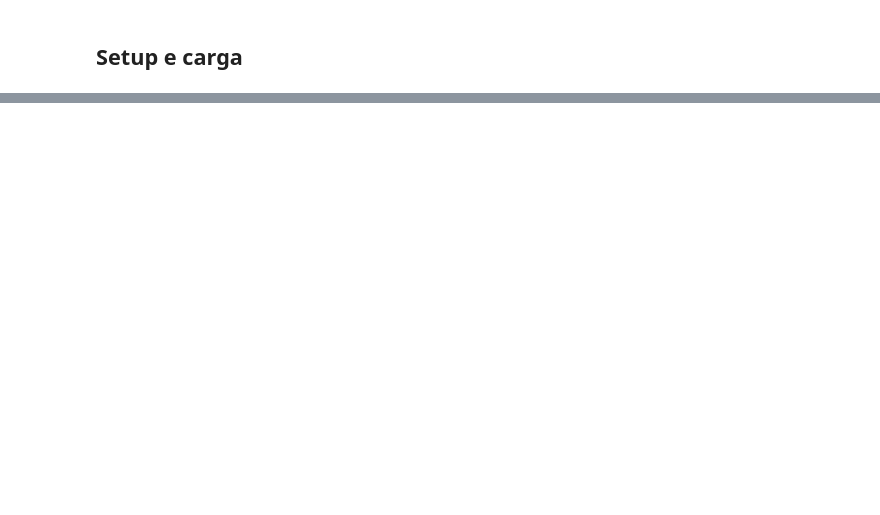
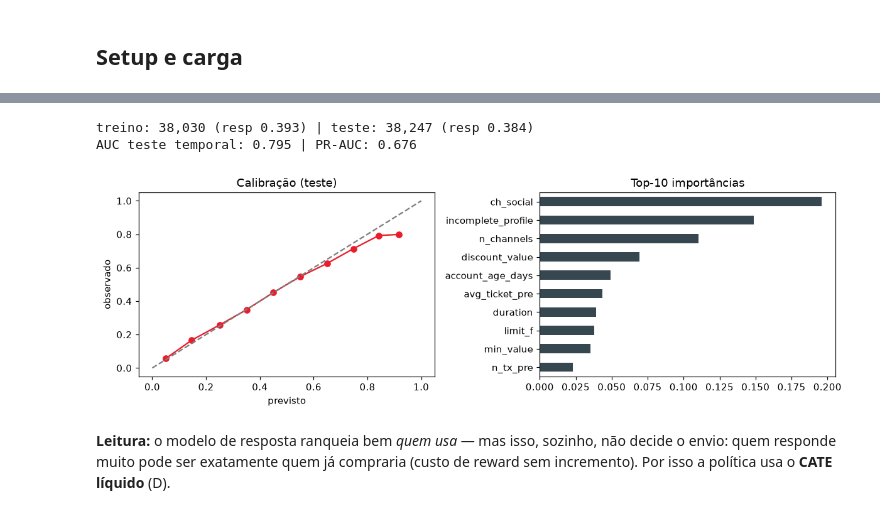
Before and after one commit to velosomn/ifood-case, a Jupyter notebook: notebooks/2_modeling.ipynb, the cells around one changed output, grey strips where cells are left out. Drawn from its saved outputs; the diff is of its cells as text; code cells hidden in the pictures; blank space fills up the shorter version.

```diff
--- a/notebooks/2_modeling.ipynb
+++ b/notebooks/2_modeling.ipynb
@@ -329,0 +194,31 @@ ax.legend(); plt.tight_layout(); plt.savefig(FIG/'04_business_impact.png', bbox_
+# %%
+tr_mask = (df.W == 1) & (df.split == 'train')
+te_mask = (df.W == 1) & (df.split == 'test')
+Xtr, ytr = df.loc[tr_mask, X_CUST + X_OFFER], df.loc[tr_mask, 'y_response']
+Xte, yte = df.loc[te_mask, X_CUST + X_OFFER], df.loc[te_mask, 'y_response']
+
+resp = XGBClassifier(n_estimators=400, max_depth=5, learning_rate=0.05,
+                     subsample=0.8, colsample_bytree=0.8, eval_metric='logloss',
+                     random_state=42, n_jobs=-1)
+resp.fit(Xtr, ytr)
+p_te = resp.predict_proba(Xte)[:, 1]
+print(f"treino: {len(ytr):,} (resp {ytr.mean():.3f}) | teste: {len(yte):,} (resp {yte.mean():.3f})")
+print(f"AUC teste temporal: {roc_auc_score(yte, p_te):.3f} | PR-AUC: {average_precision_score(yte, p_te):.3f}")
+# %% [output]
+treino: 38,030 (resp 0.393) | teste: 38,247 (resp 0.384)
+AUC teste temporal: 0.795 | PR-AUC: 0.676
+# %%
+fig, axes = plt.subplots(1, 2, figsize=(11, 3.6))
+frac_pos, mean_pred = calibration_curve(yte, p_te, n_bins=10)
+axes[0].plot(mean_pred, frac_pos, 'o-', color=IFOOD_RED)
+axes[0].plot([0, 1], [0, 1], '--', color='grey')
+axes[0].set_xlabel('previsto'); axes[0].set_ylabel('observado'); axes[0].set_title('Calibração (teste)')
+imp = pd.Series(resp.feature_importances_, index=X_CUST + X_OFFER).nlargest(10)
+imp.iloc[::-1].plot.barh(ax=axes[1], color='#37474F'); axes[1].set_title('Top-10 importâncias')
+plt.tight_layout(); plt.savefig(f'{FIG}/06_response_model.png', bbox_inches='tight'); plt.show()
+# %% [output]
+[figure, added]
+# %% [markdown]
+**Leitura:** o modelo de resposta ranqueia bem *quem usa* — mas isso, sozinho,
+não decide o envio: quem responde muito pode ser exatamente quem já compraria
+(custo de reward sem incremento). Por isso a política usa o **CATE líquido** (D).
```
Also changed, not shown: parts of 48 cells of this notebook, 6 other files.
